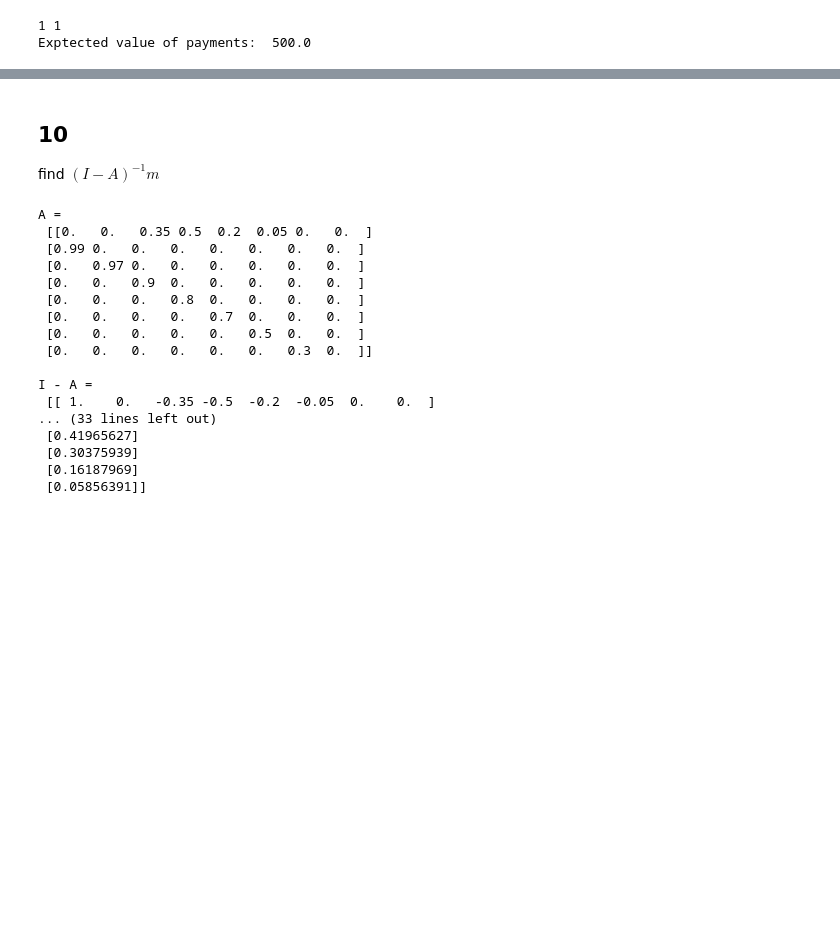
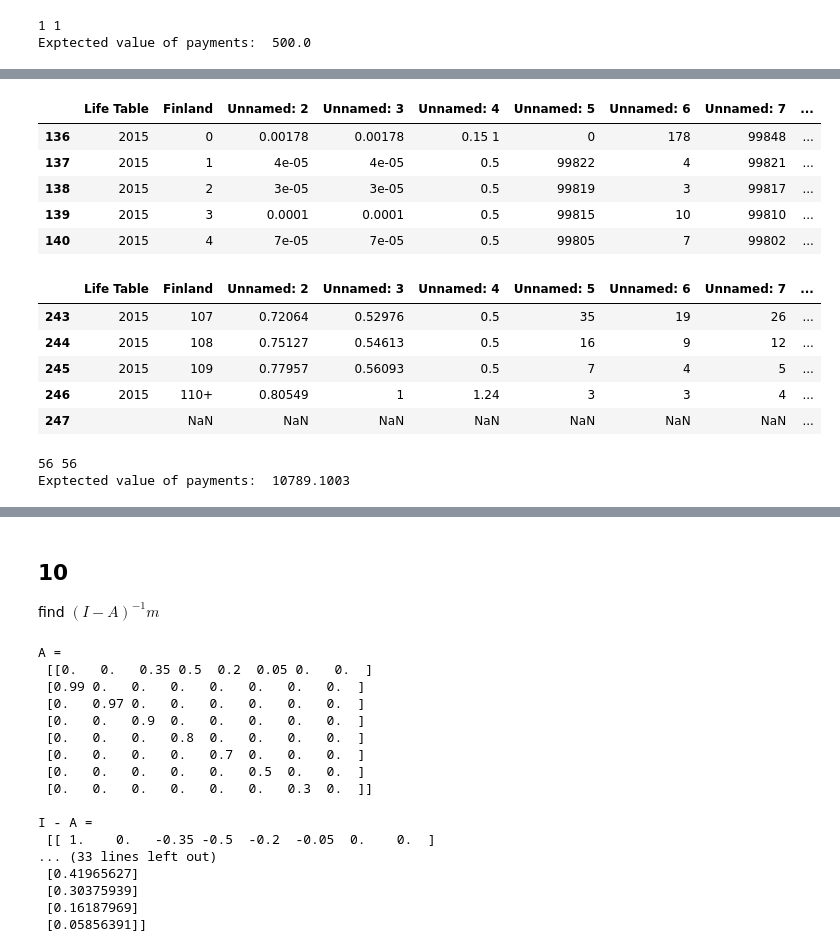
Before and after one commit to Ocken/stokdemo, a Jupyter notebook: stochdem_demo2.ipynb, the cells around one changed output, grey strips where cells are left out. Drawn from its saved outputs; the diff is of its cells as text; code cells hidden in the pictures; blank space fills up the shorter version.

```diff
--- a/stochdem_demo2.ipynb
+++ b/stochdem_demo2.ipynb
@@ -160,0 +199,45 @@ Exptected value of payments:  500.0
+# %%
+df_female.head()
+df_female.tail()
+# %% [output]
+|  | Life Table | Finland | Unnamed: 2 | Unnamed: 3 | Unnamed: 4 | Unnamed: 5 | Unnamed: 6 | Unnamed: 7 | ... |
+| 136 | 2015 | 0 | 0.00178 | 0.00178 | 0.15 1 | 0 | 178 | 99848 | ... |
+| 137 | 2015 | 1 | 4e-05 | 4e-05 | 0.5 | 99822 | 4 | 99821 | ... |
+| 138 | 2015 | 2 | 3e-05 | 3e-05 | 0.5 | 99819 | 3 | 99817 | ... |
+| 139 | 2015 | 3 | 0.0001 | 0.0001 | 0.5 | 99815 | 10 | 99810 | ... |
+| 140 | 2015 | 4 | 7e-05 | 7e-05 | 0.5 | 99805 | 7 | 99802 | ... |
+|  | Life Table | Finland | Unnamed: 2 | Unnamed: 3 | Unnamed: 4 | Unnamed: 5 | Unnamed: 6 | Unnamed: 7 | ... |
+| 243 | 2015 | 107 | 0.72064 | 0.52976 | 0.5 | 35 | 19 | 26 | ... |
+| 244 | 2015 | 108 | 0.75127 | 0.54613 | 0.5 | 16 | 9 | 12 | ... |
+| 245 | 2015 | 109 | 0.77957 | 0.56093 | 0.5 | 7 | 4 | 5 | ... |
+| 246 | 2015 | 110+ | 0.80549 | 1 | 1.24 | 3 | 3 | 4 | ... |
+| 247 |  | NaN | NaN | NaN | NaN | NaN | NaN | NaN | ... |
+# %%
+age_s = 5
+age_g = 55
+rate = 0.02
+l_g = df_fin.loc[age_g:, 'l(x)'].values / df_fin.loc[age_g, 'l(x)']
+
+l_s = df_fin.loc[age_s: len(l_g) + 5 - 1, 'l(x)'].values / df_fin.loc[age_s, 'l(x)']
+
+disc_factor = 1 / (1 + rate)
+l_gs = l_g * l_s
+
+print(len(l_g), len(l_s))
+
+C = 0
+
+k = 0
+for val in l_gs:
+    C += disc_factor ** k * val
+    k += 1
+
+C *= 500
+
+
+r = 0.02
+
+print("Exptected value of payments: ", np.round(C, decimals=4))
+# %% [output]
+56 56
+Exptected value of payments:  10789.1003
```
Also changed, not shown: parts of 6 cells of this notebook, 1 other file.
